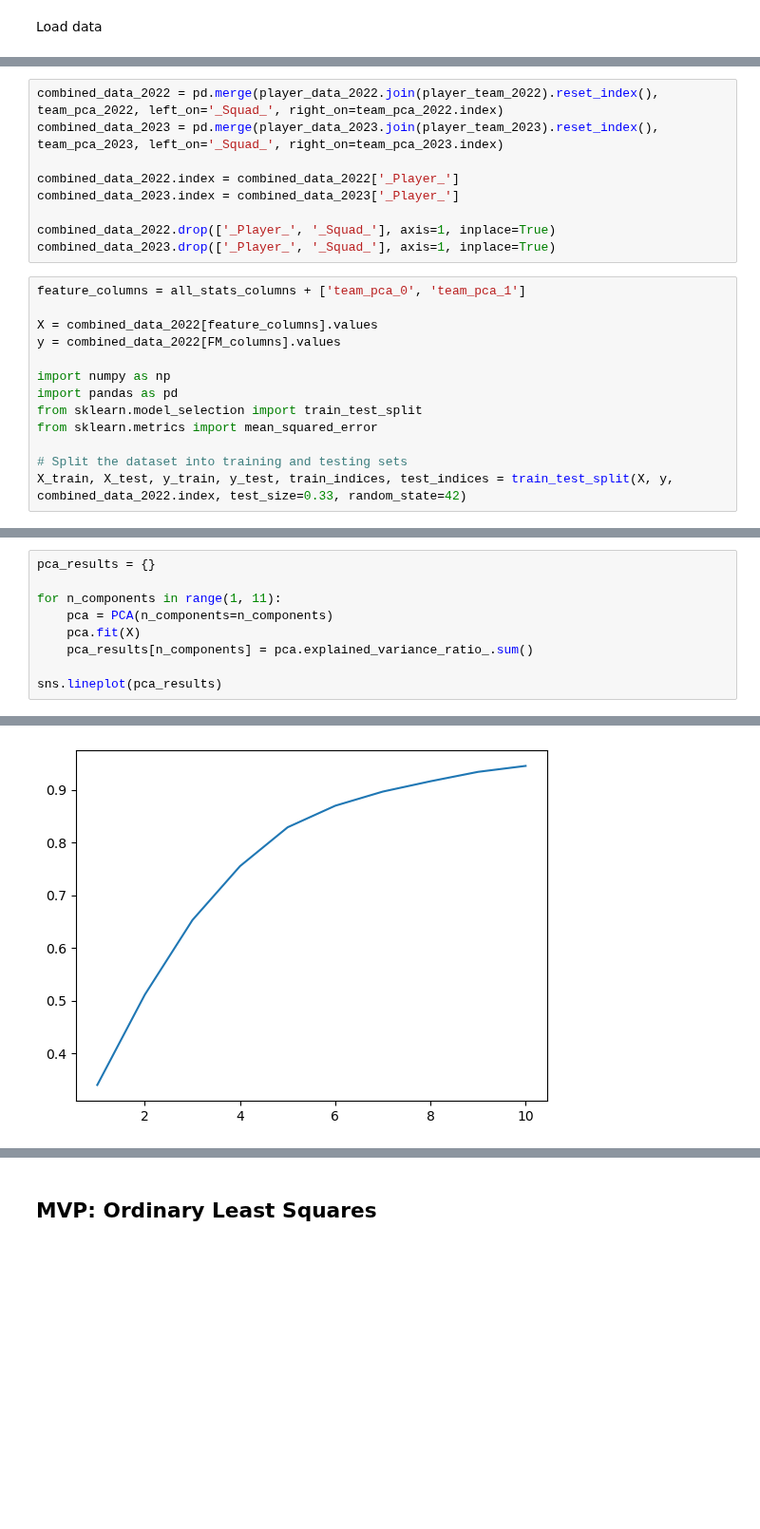
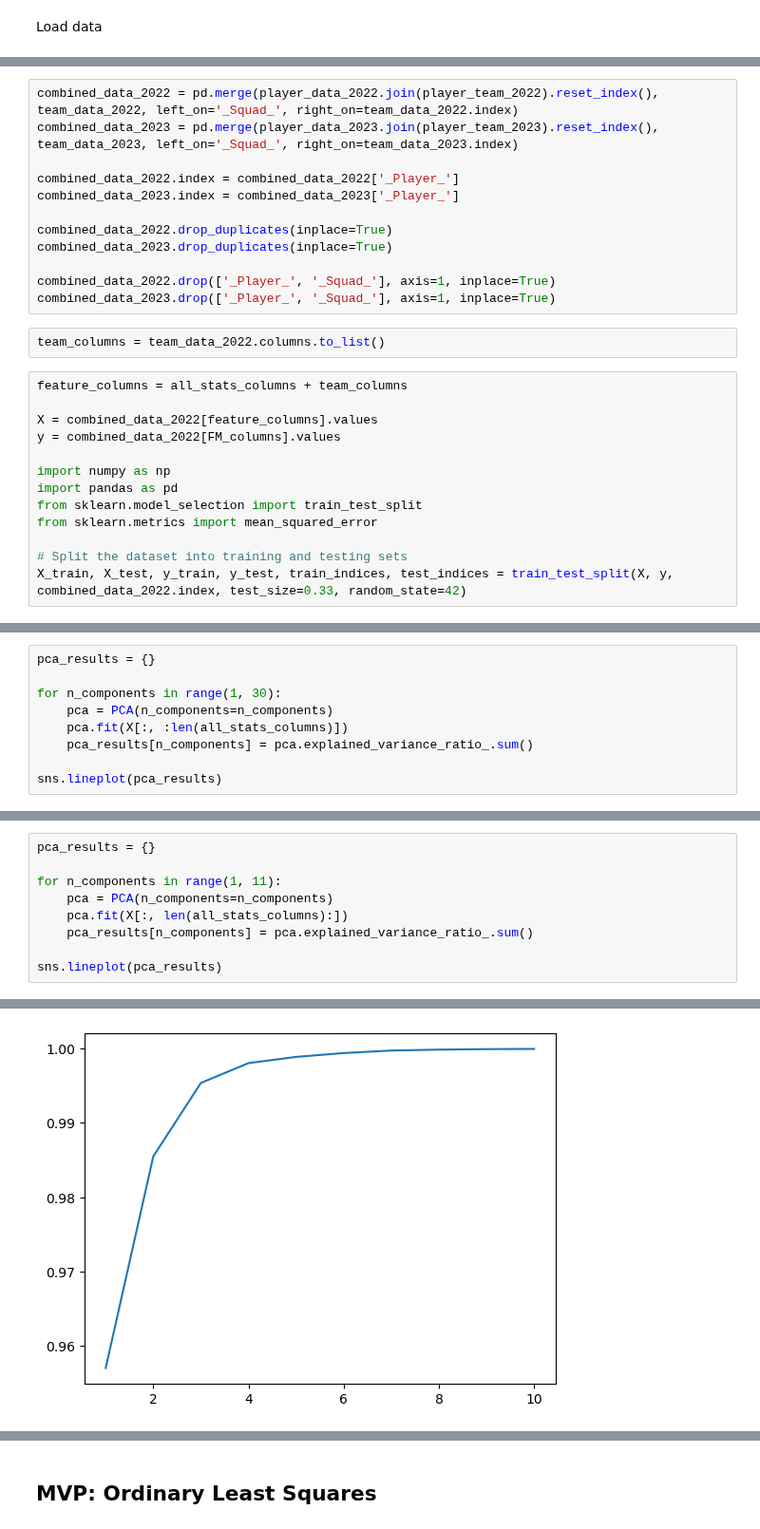
Before and after one commit to alibekk93/FM_skills_prediction, a Jupyter notebook: notebooks/05_prediction_pipelines.ipynb, the cells around one changed output, grey strips where cells are left out. Shown at 95% size. Drawn from its saved outputs; the diff is of its cells as text; blank space fills up the shorter version.

```diff
--- a/notebooks/05_prediction_pipelines.ipynb
+++ b/notebooks/05_prediction_pipelines.ipynb
@@ -23,16 +23,21 @@ team_pca_2023.columns = ['team_pca_0', 'team_pca_1']
 player_team_2022 = pd.read_csv('./data/2022_FBRef_meandiff.csv', index_col=1).loc[:, ['_Squad_']]
 player_team_2023 = pd.read_csv('./data/2023_FBRef_meandiff.csv', index_col=1).loc[:, ['_Squad_']]
 # %%
-combined_data_2022 = pd.merge(player_data_2022.join(player_team_2022).reset_index(), team_pca_2022, left_on='_Squad_', right_on=team_pca_2022.index)
-combined_data_2023 = pd.merge(player_data_2023.join(player_team_2023).reset_index(), team_pca_2023, left_on='_Squad_', right_on=team_pca_2023.index)
+combined_data_2022 = pd.merge(player_data_2022.join(player_team_2022).reset_index(), team_data_2022, left_on='_Squad_', right_on=team_data_2022.index)
+combined_data_2023 = pd.merge(player_data_2023.join(player_team_2023).reset_index(), team_data_2023, left_on='_Squad_', right_on=team_data_2023.index)
 
 combined_data_2022.index = combined_data_2022['_Player_']
 combined_data_2023.index = combined_data_2023['_Player_']
 
+combined_data_2022.drop_duplicates(inplace=True)
+combined_data_2023.drop_duplicates(inplace=True)
+
 combined_data_2022.drop(['_Player_', '_Squad_'], axis=1, inplace=True)
 combined_data_2023.drop(['_Player_', '_Squad_'], axis=1, inplace=True)
+# %%
+team_columns = team_data_2022.columns.to_list()
 # %%
-feature_columns = all_stats_columns + ['team_pca_0', 'team_pca_1']
+feature_columns = all_stats_columns + team_columns
 
 X = combined_data_2022[feature_columns].values
 y = combined_data_2022[FM_columns].values
@@ -52,0 +63,9 @@ from sklearn.preprocessing import StandardScaler
+# %%
+pca_results = {}
+
+for n_components in range(1, 30):
+    pca = PCA(n_components=n_components)
+    pca.fit(X[:, :len(all_stats_columns)])
+    pca_results[n_components] = pca.explained_variance_ratio_.sum()
+
+sns.lineplot(pca_results)
@@ -53,12 +75,12 @@ from sklearn.preprocessing import StandardScaler
 # %%
 pca_results = {}
 
 for n_components in range(1, 11):
     pca = PCA(n_components=n_components)
-    pca.fit(X)
+    pca.fit(X[:, len(all_stats_columns):])
     pca_results[n_components] = pca.explained_variance_ratio_.sum()
 
 sns.lineplot(pca_results)
 # %% [output]
 <Axes: >
-[figure, old version]
+[figure, new version]
```
Also changed, not shown: parts of 16 cells of this notebook.
